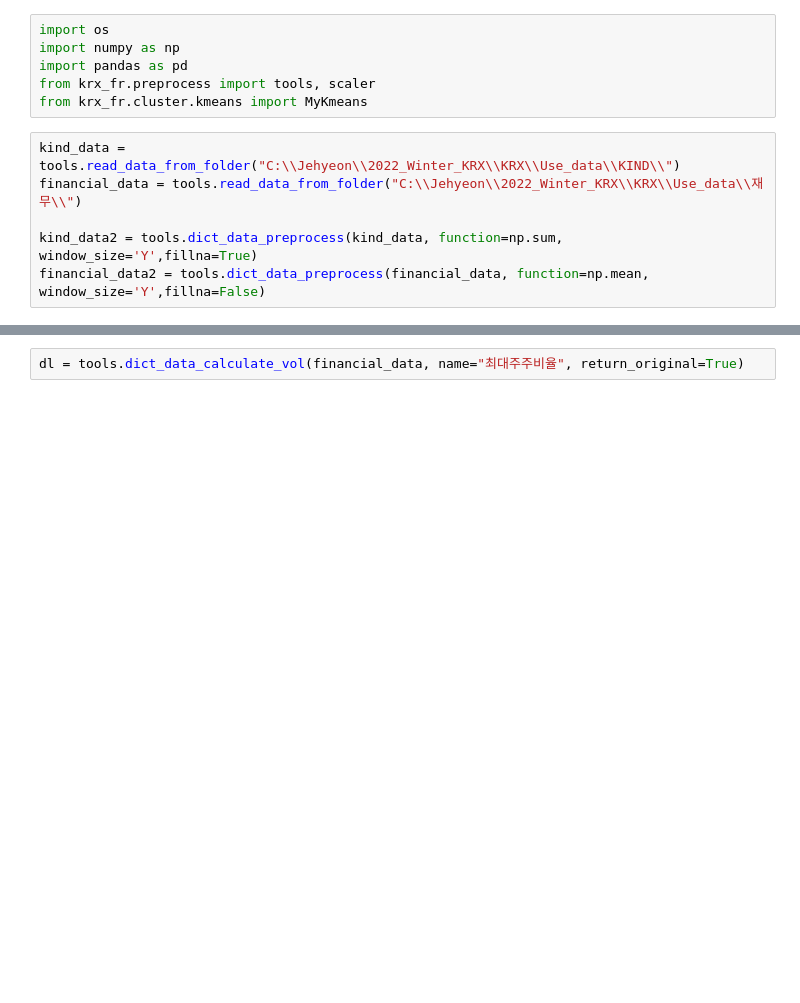
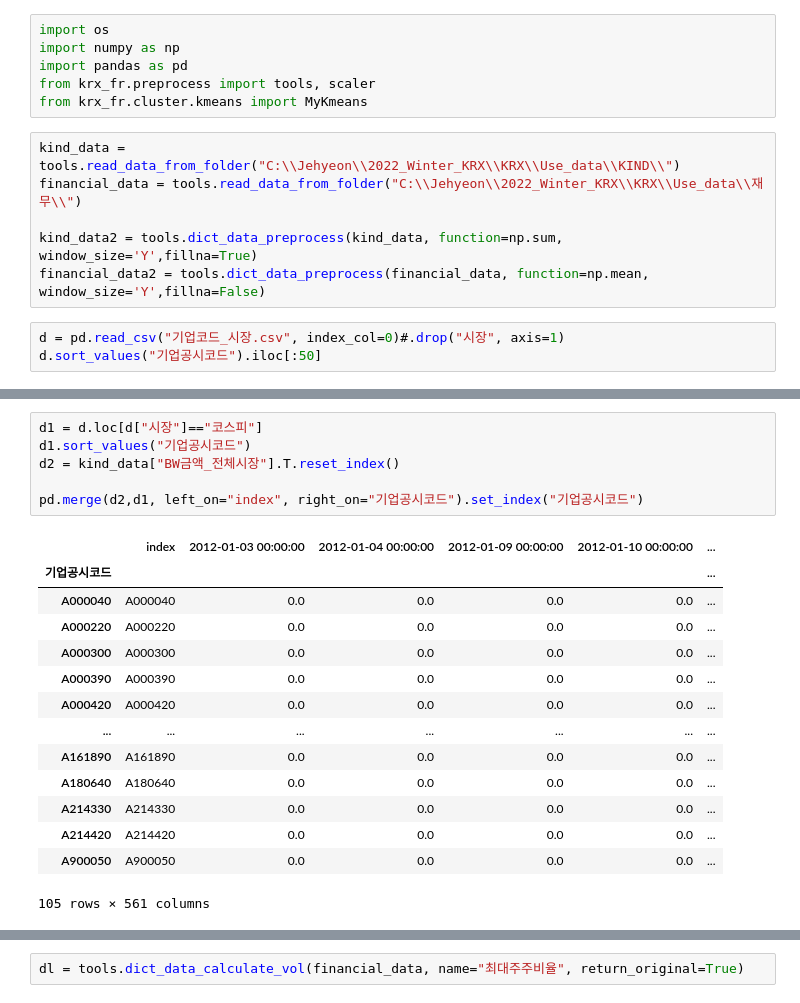
Before and after one commit to Je-Hyeon/KRX_project_2022, a Jupyter notebook: Do_clustering.ipynb, the cells around one changed output, grey strips where cells are left out. Drawn from its saved outputs; the diff is of its cells as text; blank space fills up the shorter version.

```diff
--- a/Do_clustering.ipynb
+++ b/Do_clustering.ipynb
@@ -14,3 +14,6 @@ financial_data = tools.read_data_from_folder("C:\\Jehyeon\\2022_Winter_KRX\\KRX\
 
 kind_data2 = tools.dict_data_preprocess(kind_data, function=np.sum, window_size='Y',fillna=True)
 financial_data2 = tools.dict_data_preprocess(financial_data, function=np.mean, window_size='Y',fillna=False)
+# %%
+d = pd.read_csv("기업코드_시장.csv", index_col=0)#.drop("시장", axis=1)
+d.sort_values("기업공시코드").iloc[:50]
@@ -16,0 +54,21 @@ financial_data2 = tools.dict_data_preprocess(financial_data, function=np.mean, w
+# %%
+d1 = d.loc[d["시장"]=="코스피"]
+d1.sort_values("기업공시코드")
+d2 = kind_data["BW금액_전체시장"].T.reset_index()
+
+pd.merge(d2,d1, left_on="index", right_on="기업공시코드").set_index("기업공시코드")
+# %% [output]
+|  | index | 2012-01-03 00:00:00 | 2012-01-04 00:00:00 | 2012-01-09 00:00:00 | 2012-01-10 00:00:00 | ... |
+| 기업공시코드 |  |  |  |  |  | ... |
+| A000040 | A000040 | 0.0 | 0.0 | 0.0 | 0.0 | ... |
+| A000220 | A000220 | 0.0 | 0.0 | 0.0 | 0.0 | ... |
+| A000300 | A000300 | 0.0 | 0.0 | 0.0 | 0.0 | ... |
+| A000390 | A000390 | 0.0 | 0.0 | 0.0 | 0.0 | ... |
+| A000420 | A000420 | 0.0 | 0.0 | 0.0 | 0.0 | ... |
+| ... | ... | ... | ... | ... | ... | ... |
+| A161890 | A161890 | 0.0 | 0.0 | 0.0 | 0.0 | ... |
+| A180640 | A180640 | 0.0 | 0.0 | 0.0 | 0.0 | ... |
+| A214330 | A214330 | 0.0 | 0.0 | 0.0 | 0.0 | ... |
+| A214420 | A214420 | 0.0 | 0.0 | 0.0 | 0.0 | ... |
+| A900050 | A900050 | 0.0 | 0.0 | 0.0 | 0.0 | ... |
+105 rows × 561 columns
```
Also changed, not shown: parts of 8 cells of this notebook, 16 other files.
